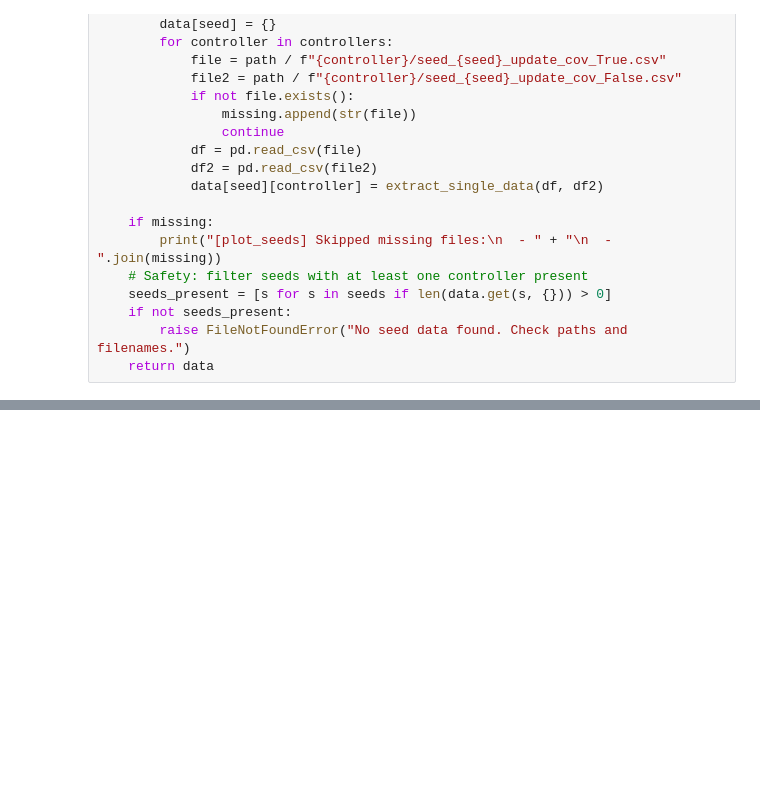
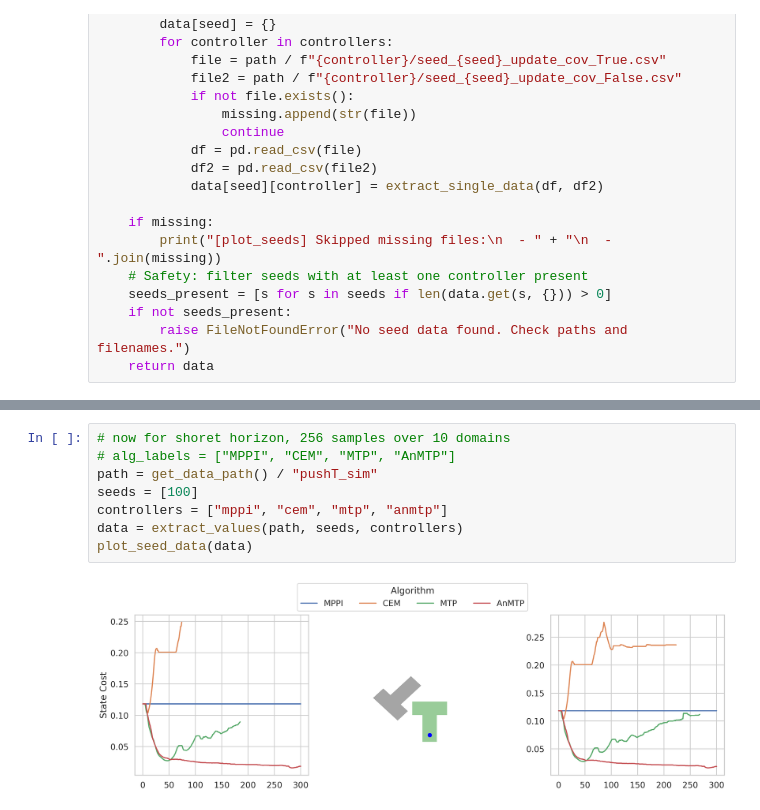
Before and after one commit to magnusdierking/mtp-thesis, a Jupyter notebook: experiments/pushT_sim/plot_experiments_sim.ipynb, the cells around one changed output, grey strips where cells are left out. Cells and saved outputs as stored; diff of their text form; blank space fills up the shorter version.

Commit message:
3 long horizon trials, one short hoizon (maybe too short)

```diff
--- a/experiments/pushT_sim/plot_experiments_sim.ipynb
+++ b/experiments/pushT_sim/plot_experiments_sim.ipynb
@@ -239,0 +245,10 @@ plot_seed_data(data)
+# %%
+# now for shoret horizon, 256 samples over 10 domains
+# alg_labels = ["MPPI", "CEM", "MTP", "AnMTP"]
+path = get_data_path() / "pushT_sim"
+seeds = [100]
+controllers = ["mppi", "cem", "mtp", "anmtp"]
+data = extract_values(path, seeds, controllers)
+plot_seed_data(data)
+# %% [output]
+[figure, added]
```
Also changed, not shown: parts of 1 cell of this notebook, 1 other file.
